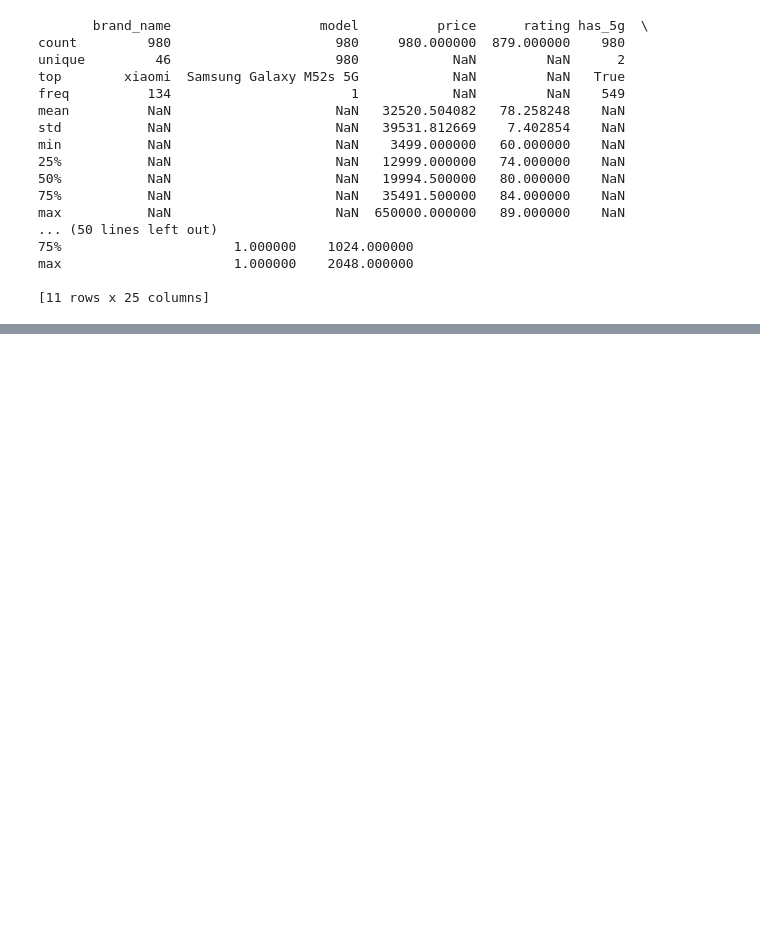
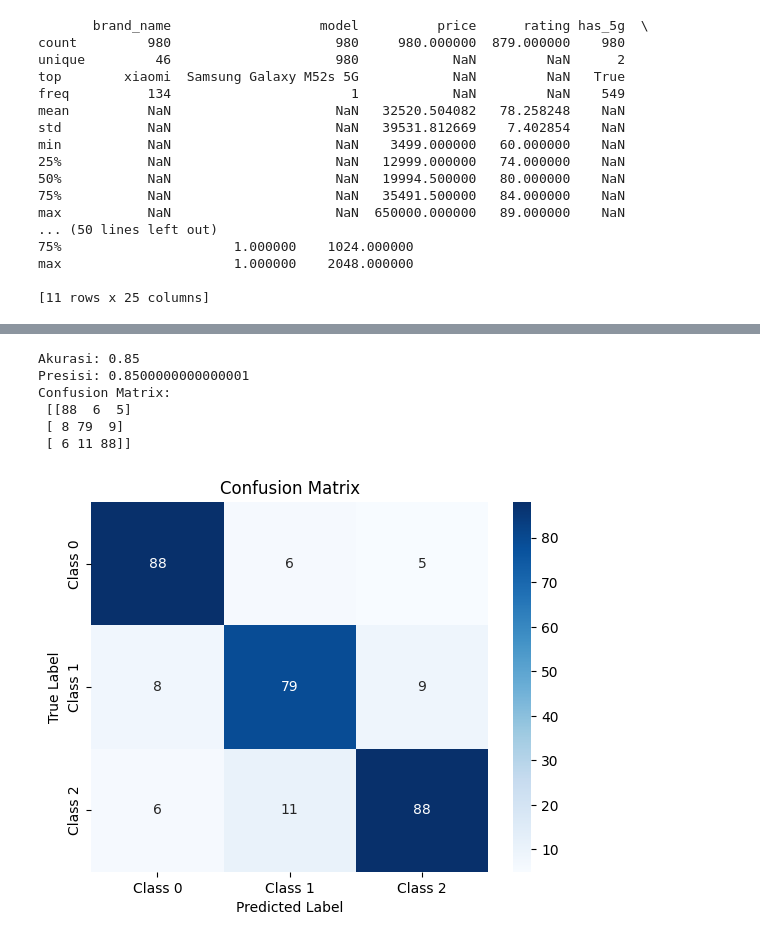
Before and after one commit to Dh0t/Tugas, a Jupyter notebook: BigDataptm9.ipynb, the cells around one changed output, grey strips where cells are left out. Cells and saved outputs as stored; diff of their text form; code cells hidden in the pictures; blank space fills up the shorter version.

```diff
--- a/BigDataptm9.ipynb
+++ b/BigDataptm9.ipynb
@@ -395,0 +223,41 @@ max                      1.000000    2048.000000
+# %%
+#Buat dataset sintetis multiclass
+X, y = make_classification(n_samples=1000, n_features=20,
+                           n_classes=3, n_informative=3,
+                           random_state=42)
+
+#Bagi data menjadi train dan test
+X_train, X_test, y_train, y_test = train_test_split(X, y,
+                                                    test_size=0.3,
+                                                    random_state=42)
+
+#Latih model (contoh: RandomForest)
+clf = RandomForestClassifier(random_state=42)
+clf.fit(X_train, y_train)
+y_pred = clf.predict(X_test)
+
+#Evaluasi dan tampilkan Confusion Matrix
+cm = confusion_matrix(y_test, y_pred)
+acc = accuracy_score(y_test, y_pred)
+prec = precision_score(y_test, y_pred, average='weighted', zero_division=0)
+
+print("Akurasi:", acc)
+print("Presisi:", prec)
+print("Confusion Matrix:\n", cm)
+
+#Plot Confusion Matrix
+sns.heatmap(cm, annot=True, fmt='d', cmap='Blues',
+            xticklabels=['Class 0', 'Class 1', 'Class 2'],
+            yticklabels=['Class 0', 'Class 1', 'Class 2'])
+plt.xlabel('Predicted Label')
+plt.ylabel('True Label')
+plt.title('Confusion Matrix')
+plt.show()
+# %% [output]
+Akurasi: 0.85
+Presisi: 0.8500000000000001
+Confusion Matrix:
+ [[88  6  5]
+ [ 8 79  9]
+ [ 6 11 88]]
+[figure, added]
```
Also changed, not shown: parts of 14 cells of this notebook.
